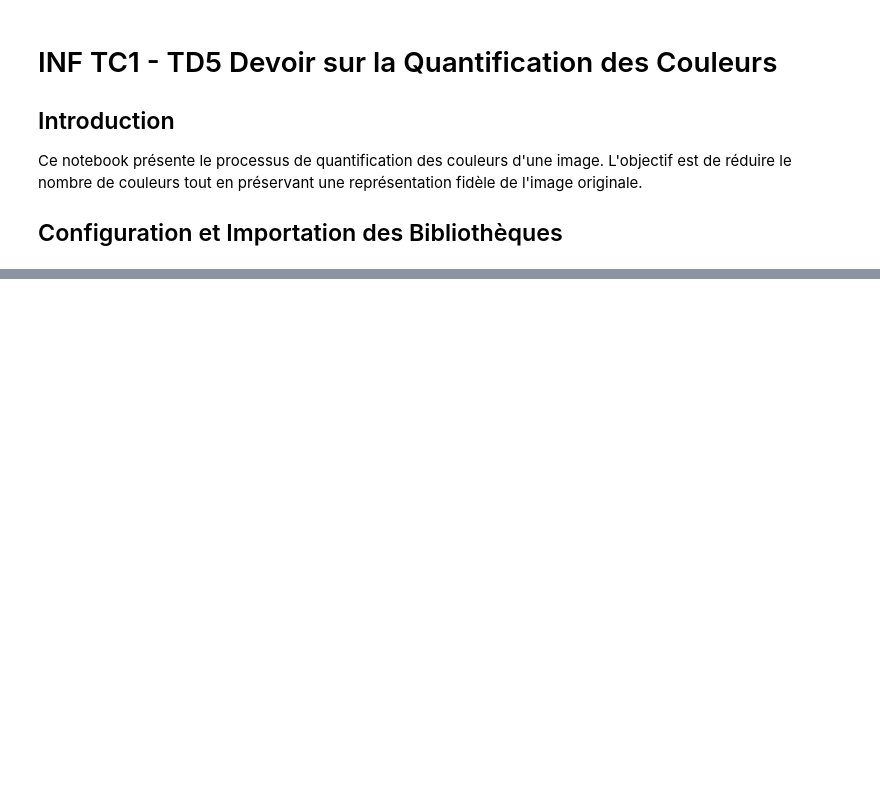
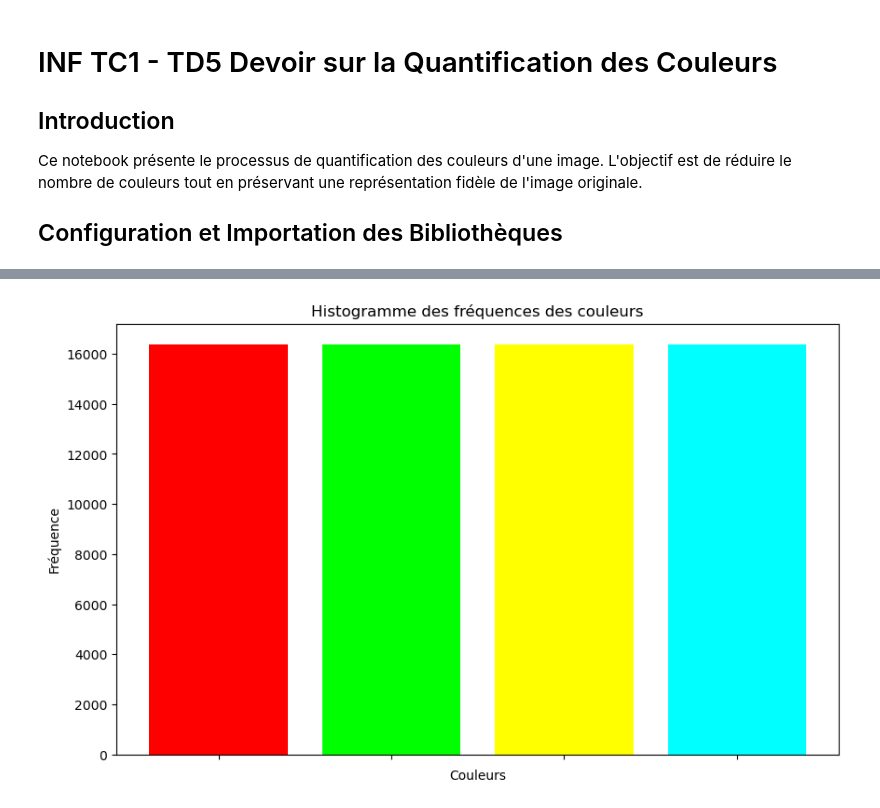
Before and after one commit to Augcop29/TD-Info-D-B, a Jupyter notebook: TD5/Rendu.ipynb, the cells around one changed output, grey strips where cells are left out. Cells and saved outputs as stored; diff of their text form; code cells hidden in the pictures; blank space fills up the shorter version.

```diff
--- a/TD5/Rendu.ipynb
+++ b/TD5/Rendu.ipynb
@@ -71,0 +107,17 @@ im_dict_couleurs = dict_couleur(px, w, h)
+# %%
+def plot_color_histogram(color_dict):
+    # Extraire les couleurs et leurs fréquences
+    colors = list(color_dict.keys())
+    frequencies = list(color_dict.values())
+
+    # Créer un histogramme où chaque barre a la couleur correspondante
+    plt.figure(figsize=(10, 6))
+    bars = plt.bar(range(len(color_dict)), frequencies, color=[(r/255, g/255, b/255) for r, g, b in colors])
+
+    # Configurer le graphique
+    plt.xlabel('Couleurs')
+    plt.ylabel('Fréquence')
+    plt.title('Histogramme des fréquences des couleurs')
+    plt.xticks(range(len(color_dict)), [''] * len(color_dict))  # Pas de labels sur l'axe x
+
+    plt.show()
@@ -72 +145,11 @@ im_dict_couleurs = dict_couleur(px, w, h)
+# %%
+im_4col = Image.open('figures/4-color.png') #On charge l'image sans modifier celle utilisée pour le reste du programme
+im_4col = im_4col.convert("RGB")
+px_4col = im_4col.load()
+w_4col , h_4col = im_4col.size
+
+im_4col_dict_couleurs = dict_couleur(px_4col, w_4col, h_4col)
+plot_color_histogram(im_4col_dict_couleurs)
+# %% [output]
+[figure, added]
 # %% [markdown]
```
Also changed, not shown: parts of 43 cells of this notebook, 1 other file.
